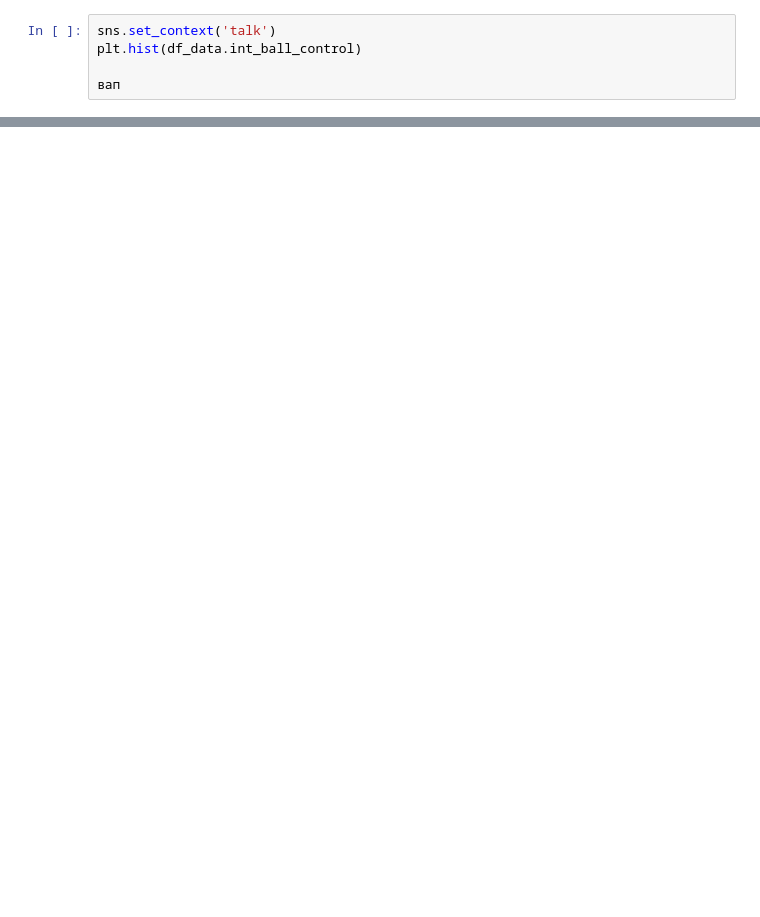
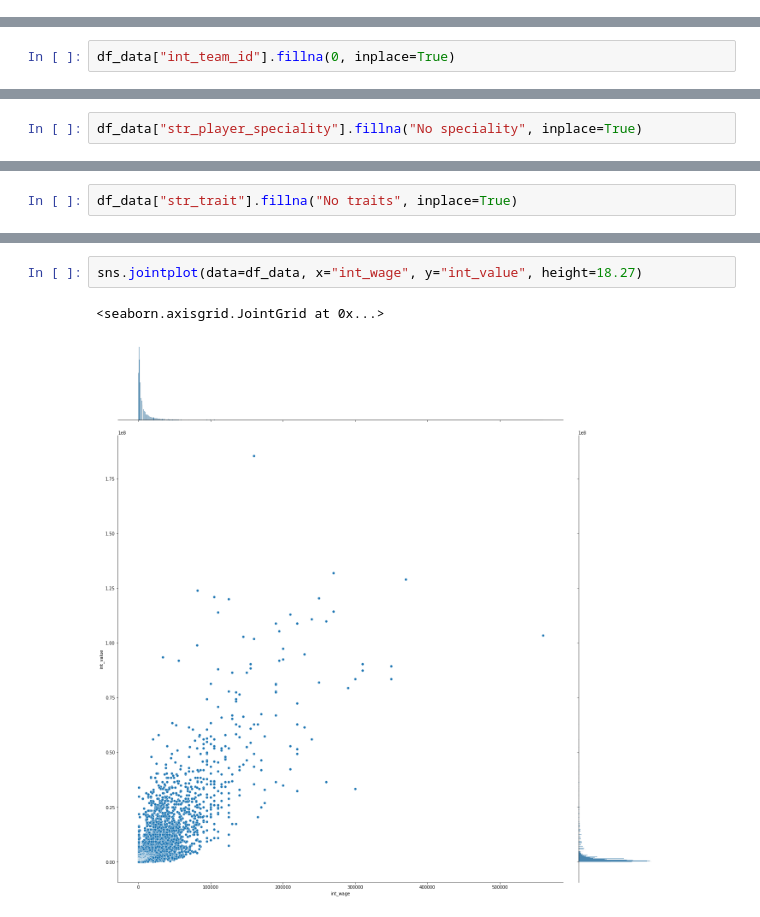
Before and after one commit to AlexPlatin/IBM_ML_Course, a Jupyter notebook: Week_2/Data_analyze_Project.ipynb, the cells around one changed output, grey strips where cells are left out. Cells and saved outputs as stored; diff of their text form; blank space fills up the shorter version.

```diff
--- a/Week_2/Data_analyze_Project.ipynb
+++ b/Week_2/Data_analyze_Project.ipynb
@@ -54,5 +16,0 @@ memory usage: 8.1+ MB
-# %%
-sns.set_context('talk')
-plt.hist(df_data.int_ball_control)
-
-вап
@@ -58,0 +71,2 @@ plt.hist(df_data.int_ball_control)
+# %%
+df_data["int_team_id"].fillna(0, inplace=True)
@@ -58,0 +75,2 @@ plt.hist(df_data.int_ball_control)
+# %%
+df_data["str_player_speciality"].fillna("No speciality", inplace=True)
@@ -58,0 +79,2 @@ plt.hist(df_data.int_ball_control)
+# %%
+df_data["str_trait"].fillna("No traits", inplace=True)
@@ -58,0 +108,5 @@ plt.hist(df_data.int_ball_control)
+# %%
+sns.jointplot(data=df_data, x="int_wage", y="int_value", height=18.27)
+# %% [output]
+<seaborn.axisgrid.JointGrid at 0x...>
+[figure, added]
```
Also changed, not shown: parts of 22 cells of this notebook.
